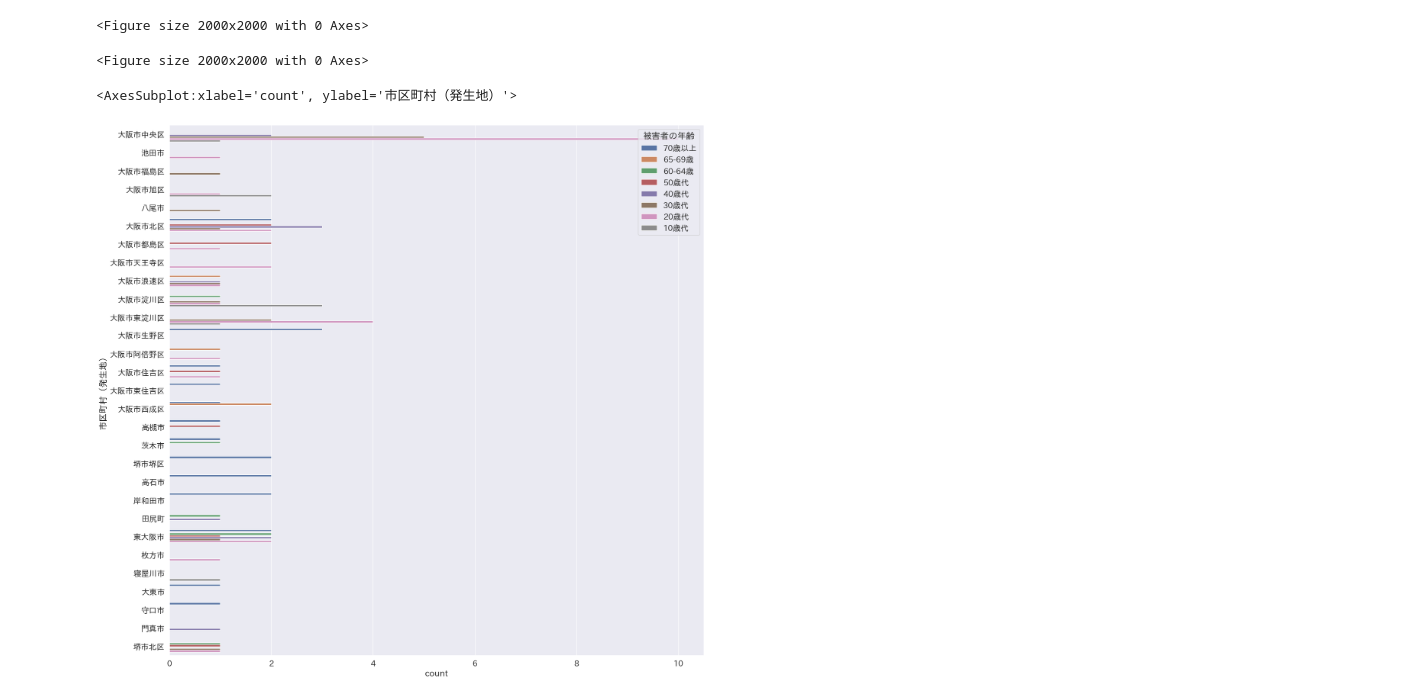
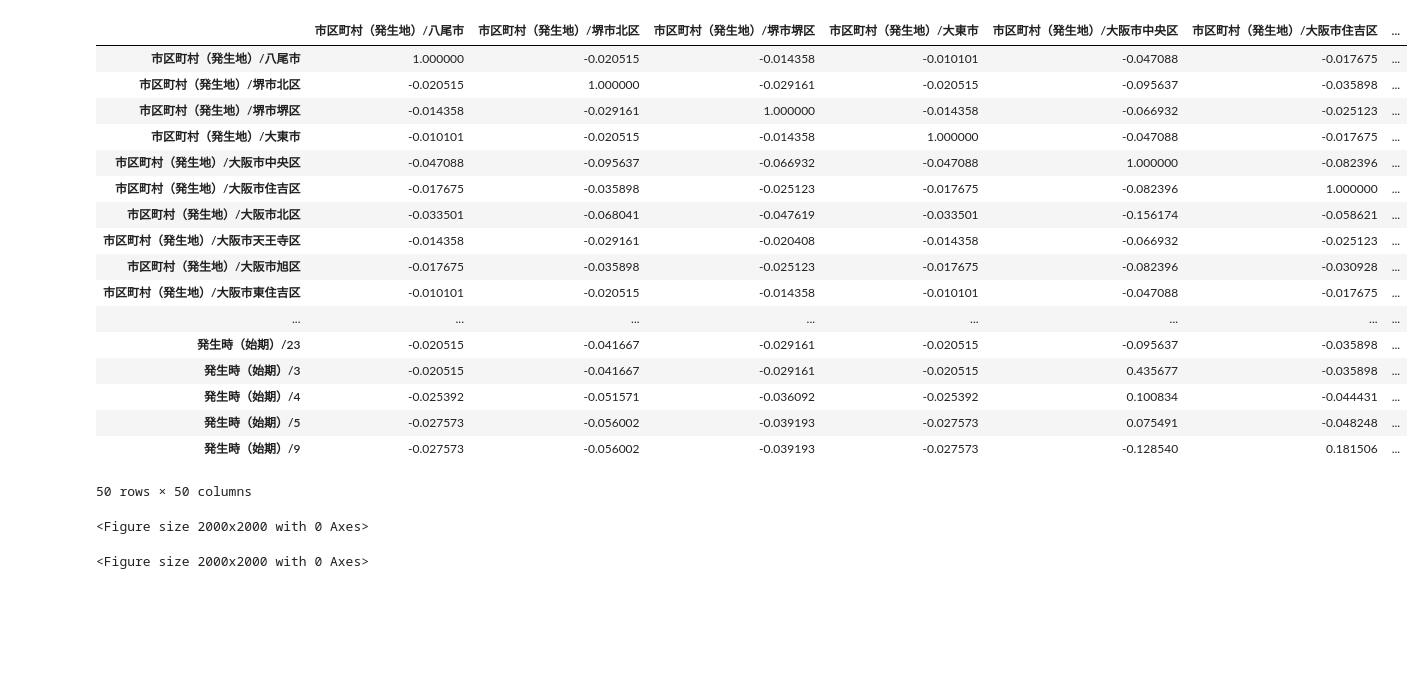
Before and after one commit to TechNursing/Osaka_hittakuri_data_analyst, a Jupyter notebook: NoteBooks/Untitled.ipynb, the cells around one changed output. Cells and saved outputs as stored; diff of their text form; code cells hidden in the pictures; blank space fills up the shorter version.

```diff
--- a/NoteBooks/Untitled.ipynb
+++ b/NoteBooks/Untitled.ipynb
@@ -27,3 +69,26 @@ dtype: object
+# %%
+# 相関性を見る
+corr = time_place.corr()
+corr
+# %% [output]
+|  | 市区町村（発生地）/八尾市 | 市区町村（発生地）/堺市北区 | 市区町村（発生地）/堺市堺区 | 市区町村（発生地）/大東市 | 市区町村（発生地）/大阪市中央区 | 市区町村（発生地）/大阪市住吉区 | ... |
+| 市区町村（発生地）/八尾市 | 1.000000 | -0.020515 | -0.014358 | -0.010101 | -0.047088 | -0.017675 | ... |
+| 市区町村（発生地）/堺市北区 | -0.020515 | 1.000000 | -0.029161 | -0.020515 | -0.095637 | -0.035898 | ... |
+| 市区町村（発生地）/堺市堺区 | -0.014358 | -0.029161 | 1.000000 | -0.014358 | -0.066932 | -0.025123 | ... |
+| 市区町村（発生地）/大東市 | -0.010101 | -0.020515 | -0.014358 | 1.000000 | -0.047088 | -0.017675 | ... |
+| 市区町村（発生地）/大阪市中央区 | -0.047088 | -0.095637 | -0.066932 | -0.047088 | 1.000000 | -0.082396 | ... |
+| 市区町村（発生地）/大阪市住吉区 | -0.017675 | -0.035898 | -0.025123 | -0.017675 | -0.082396 | 1.000000 | ... |
+| 市区町村（発生地）/大阪市北区 | -0.033501 | -0.068041 | -0.047619 | -0.033501 | -0.156174 | -0.058621 | ... |
+| 市区町村（発生地）/大阪市天王寺区 | -0.014358 | -0.029161 | -0.020408 | -0.014358 | -0.066932 | -0.025123 | ... |
+| 市区町村（発生地）/大阪市旭区 | -0.017675 | -0.035898 | -0.025123 | -0.017675 | -0.082396 | -0.030928 | ... |
+| 市区町村（発生地）/大阪市東住吉区 | -0.010101 | -0.020515 | -0.014358 | -0.010101 | -0.047088 | -0.017675 | ... |
+| ... | ... | ... | ... | ... | ... | ... | ... |
+| 発生時（始期）/23 | -0.020515 | -0.041667 | -0.029161 | -0.020515 | -0.095637 | -0.035898 | ... |
+| 発生時（始期）/3 | -0.020515 | -0.041667 | -0.029161 | -0.020515 | 0.435677 | -0.035898 | ... |
+| 発生時（始期）/4 | -0.025392 | -0.051571 | -0.036092 | -0.025392 | 0.100834 | -0.044431 | ... |
+| 発生時（始期）/5 | -0.027573 | -0.056002 | -0.039193 | -0.027573 | 0.075491 | -0.048248 | ... |
+| 発生時（始期）/9 | -0.027573 | -0.056002 | -0.039193 | -0.027573 | -0.128540 | 0.181506 | ... |
+50 rows × 50 columns
 # %%
 import seaborn as sns
 import matplotlib.pyplot as plt
@@ -40,6 +101,0 @@ hittak['被害者の年齢'] = pd.Categorical(hittak['被害者の年齢'], ['70
-# %%
-plt.figure(figsize=(20,20))
-sns.countplot(y=hittak['市区町村（発生地）'], hue=hittak['被害者の年齢'])
-# %% [output]
-<AxesSubplot:xlabel='count', ylabel='市区町村（発生地）'>
-[figure, removed]
```
Also changed, not shown: parts of 11 cells of this notebook, 3 other files.
